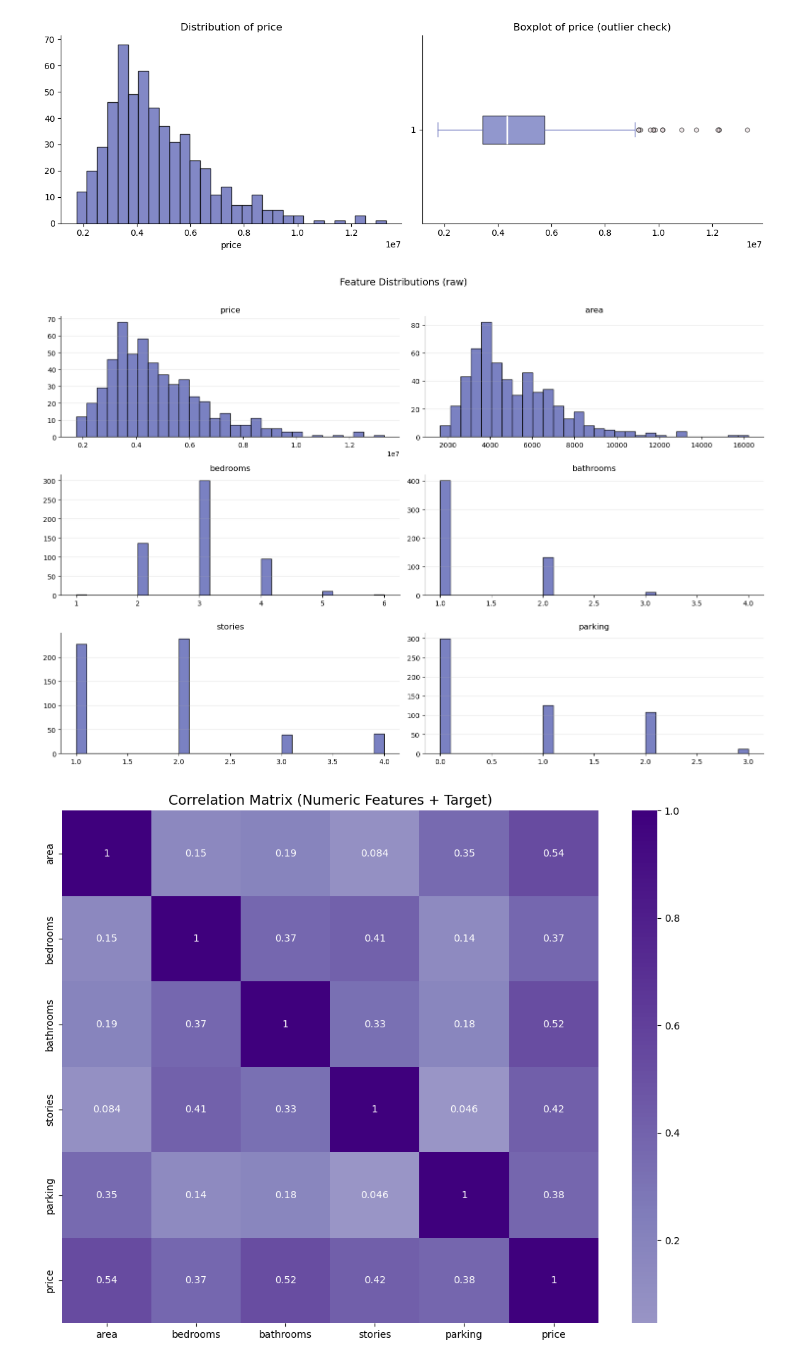
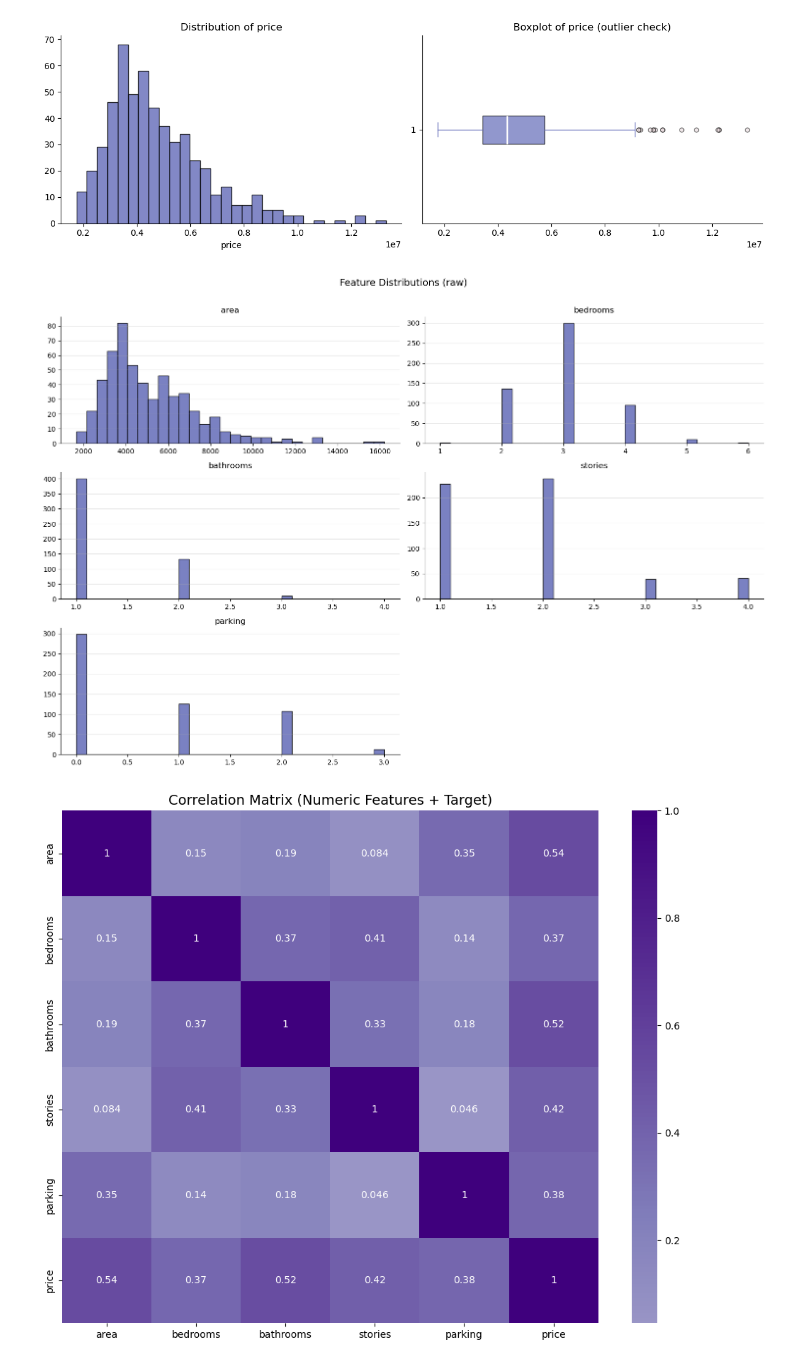
Before and after one commit to robsrot/G2_MLOPS_Project, a Jupyter notebook: notebooks/HousingPricePrediction_modular.ipynb, the cells around one changed output. Saved outputs shown, nothing was run; the diff lists cells and outputs as text; code cells hidden in the pictures.

Commit message:
Update modular notebook for new project structure

```diff
--- a/notebooks/HousingPricePrediction_modular.ipynb
+++ b/notebooks/HousingPricePrediction_modular.ipynb
@@ -90,0 +75,38 @@ BINARY_FEATURES  = ["mainroad", "guestroom", "basement", "hotwaterheating",
+# %%
+CONFIG_PATH = PROJECT_ROOT / "config.yaml"
+with CONFIG_PATH.open("r", encoding="utf-8") as fh:
+    cfg = yaml.safe_load(fh)
+
+paths_cfg = cfg["paths"]
+features_cfg = cfg["features"]
+validation_cfg = cfg["validation"]
+problem_cfg = cfg["problem"]
+split_cfg = cfg["split"]
+training_cfg = cfg["training"]
+evaluation_cfg = cfg["evaluation"]
+
+RAW_DATA_PATH = (PROJECT_ROOT / paths_cfg["raw_data"]).resolve()
+PROCESSED_PATH = (PROJECT_ROOT / paths_cfg["processed_data"]).resolve()
+MODEL_PATH = (PROJECT_ROOT / paths_cfg["model_artifact"]).resolve()
+INFERENCE_DATA_PATH = (PROJECT_ROOT / paths_cfg["inference_data"]).resolve()
+PREDICTIONS_PATH = (PROJECT_ROOT / paths_cfg["predictions_artifact"]).resolve()
+REPORTS_DIR = PREDICTIONS_PATH.parent
+MODELS_DIR = MODEL_PATH.parent
+
+TARGET_COLUMN = problem_cfg["target_column"]
+
+REQUIRED_COLUMNS = features_cfg["required_columns"]
+NUMERIC_COLS = features_cfg["numeric_passthrough"]
+CATEGORICAL_COLS = features_cfg["categorical_onehot"]
+BINARY_COLS = features_cfg["binary_cols"]
+VALID_FURNISHING_VALUES = features_cfg["valid_furnishing_values"]
+NON_NEGATIVE_COLS = validation_cfg["numeric_non_negative_cols"]
+
+N_FOLDS = split_cfg.get("n_folds", 5)
+RANDOM_STATE = split_cfg.get("random_state", 42)
+SHUFFLE = split_cfg.get("shuffle", True)
+FIT_INTERCEPT = training_cfg.get("regression", {}).get("fit_intercept", True)
+
+print("Loaded config from:", CONFIG_PATH)
+print("Target column:", TARGET_COLUMN)
+print("Required columns:", REQUIRED_COLUMNS)
@@ -202,18 +225,18 @@ Target: 'price'
 [figure]
 # %%
 # Distributions of all numeric features
-axes = df_raw[NUMERIC_FEATURES].hist(bins=30, figsize=(15, 10),
+axes = df_raw[NUMERIC_COLS].hist(bins=30, figsize=(15, 10),
                                       color="#636bb8", edgecolor="black",
                                       alpha=0.85, grid=False)
 for ax_row in axes:
     for ax in ax_row:
         ax.spines[["top", "right"]].set_visible(False)
         ax.grid(axis="y", alpha=0.3)
 plt.suptitle("Feature Distributions (raw)", fontsize=14, y=1.01)
 plt.tight_layout()
 plt.show()
 # %% [output]
-[figure, old version]
+[figure, new version]
 # %%
 # Correlation matrix
 numeric_cols = ["area", "bedrooms", "bathrooms", "stories", "parking"]
```
Also changed, not shown: parts of 17 cells of this notebook.
